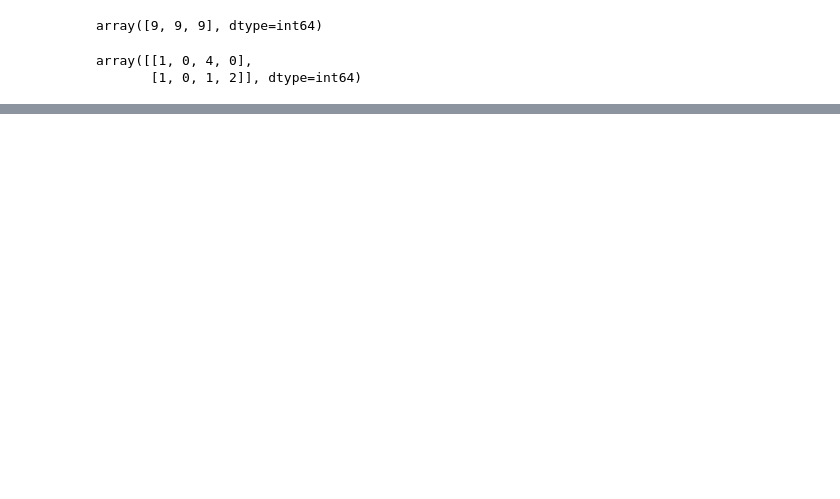
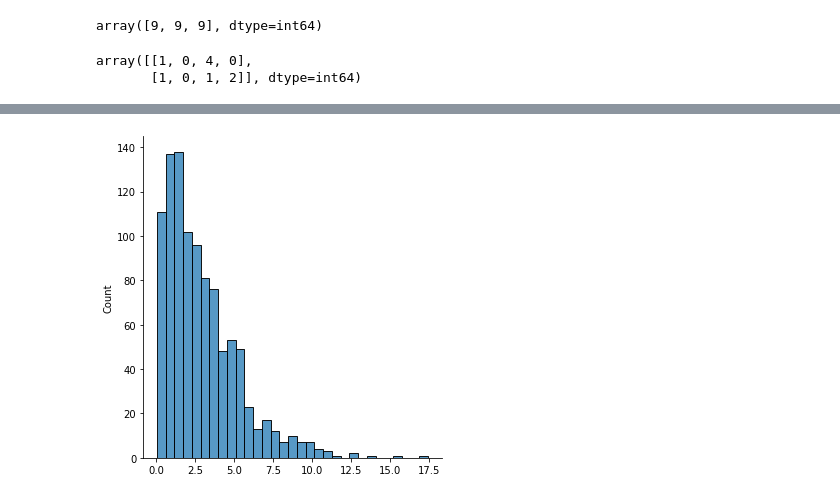
Before and after one commit to doodymack/Numpy_Random_Assessment, a Jupyter notebook: Numpy_Random.ipynb, the cells around one changed output, grey strips where cells are left out. Saved outputs shown, nothing was run; the diff lists cells and outputs as text; code cells hidden in the pictures; blank space fills up the shorter version.

```diff
--- a/Numpy_Random.ipynb
+++ b/Numpy_Random.ipynb
@@ -956 +1261,10 @@ array([3.26139181, 7.96676021, 1.8835165 , 0.28543905])
+# %%
+# create a chisquare distribution from numpy.random
+# df = degrees of freedom.  Change value and re-run to see the impact
+import seaborn as sns
+sns.displot(random.chisquare(df=3, size=1000),kde =False)
+plt.show()
+# note: 'distplot' is deprecated
+# %% [output]
+[figure, added]
 # %% [markdown]
```
Also changed, not shown: parts of 117 cells of this notebook, 1 other file.
